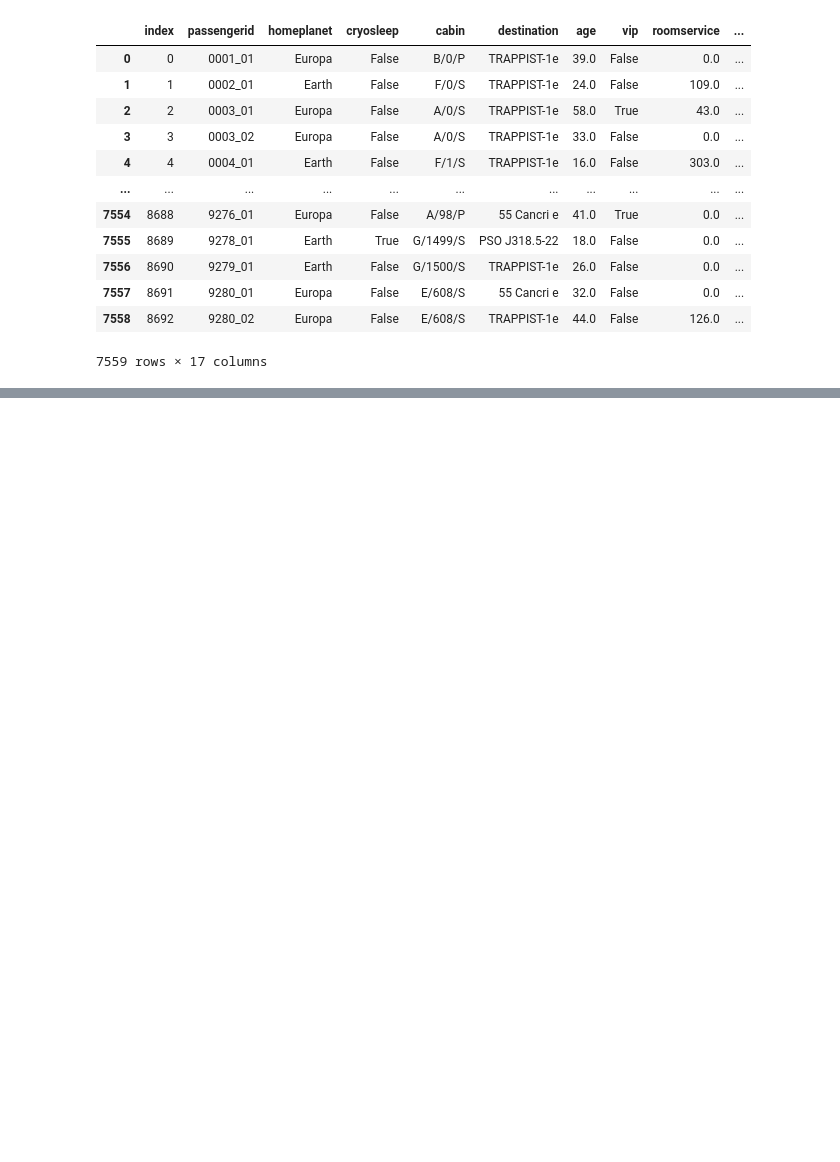
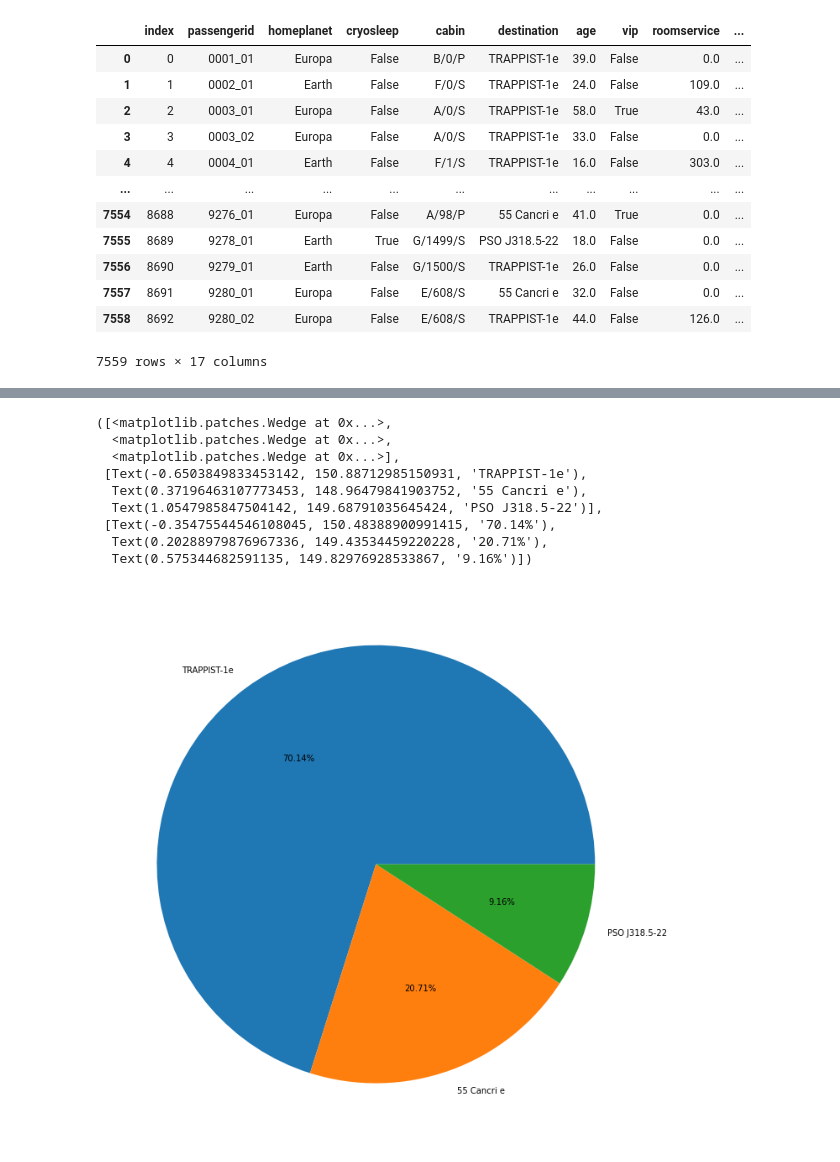
Before and after one commit to XVI-IX/spaceship_titanic, a Jupyter notebook: spaceship.ipynb, the cells around one changed output, grey strips where cells are left out. Saved outputs shown, nothing was run; the diff lists cells and outputs as text; code cells hidden in the pictures; blank space fills up the shorter version.

```diff
--- a/spaceship.ipynb
+++ b/spaceship.ipynb
@@ -571,0 +763,26 @@ copy_df['group'] = group
+# %%
+labels = df['destination'].value_counts().index.tolist()
+
+values = df["destination"].value_counts().values.tolist()
+# %%
+
+plt.figure(figsize=(15, 12))
+plt.pie(
+  x = values,
+  labels=labels,
+  autopct="%.2f%%",
+  radius=1,
+  center = (0, 150),
+  # colors="Set2"
+)
+# %% [output]
+([<matplotlib.patches.Wedge at 0x...>,
+  <matplotlib.patches.Wedge at 0x...>,
+  <matplotlib.patches.Wedge at 0x...>],
+ [Text(-0.6503849833453142, 150.88712985150931, 'TRAPPIST-1e'),
+  Text(0.37196463107773453, 148.96479841903752, '55 Cancri e'),
+  Text(1.0547985847504142, 149.68791035645424, 'PSO J318.5-22')],
+ [Text(-0.35475544546108045, 150.48388900991415, '70.14%'),
+  Text(0.20288979876967336, 149.43534459220228, '20.71%'),
+  Text(0.575344682591135, 149.82976928533867, '9.16%')])
+[figure, added]
```
Also changed, not shown: parts of 71 cells of this notebook.
